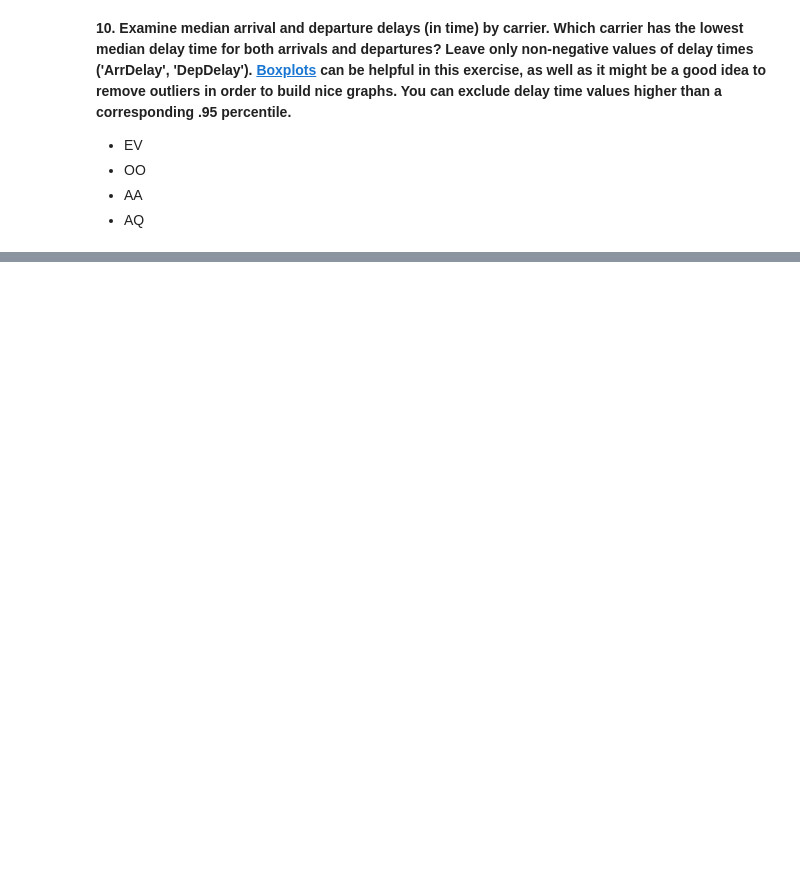
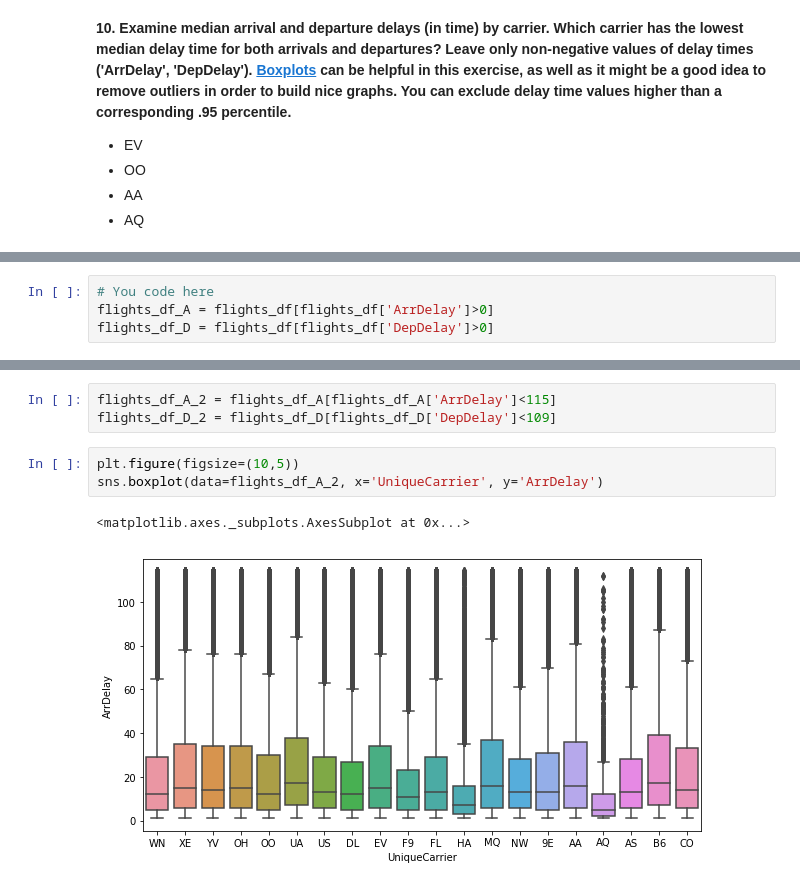
Before and after one commit to LYleonard/DataAnalysis, a Jupyter notebook: OMLCourse/assignment2_USA_flights/assignment2_USA_flights.ipynb, the cells around one changed output, grey strips where cells are left out. Drawn from its saved outputs; the diff is of its cells as text; blank space fills up the shorter version.

```diff
--- a/OMLCourse/assignment2_USA_flights/assignment2_USA_flights.ipynb
+++ b/OMLCourse/assignment2_USA_flights/assignment2_USA_flights.ipynb
@@ -450,0 +457,4 @@ sns.boxplot(data=flights_df, x='UniqueCarrier', hue='')
+# %%
+# You code here
+flights_df_A = flights_df[flights_df['ArrDelay']>0]
+flights_df_D = flights_df[flights_df['DepDelay']>0]
@@ -450,0 +469,9 @@ sns.boxplot(data=flights_df, x='UniqueCarrier', hue='')
+# %%
+flights_df_A_2 = flights_df_A[flights_df_A['ArrDelay']<115]
+flights_df_D_2 = flights_df_D[flights_df_D['DepDelay']<109]
+# %%
+plt.figure(figsize=(10,5))
+sns.boxplot(data=flights_df_A_2, x='UniqueCarrier', y='ArrDelay')
+# %% [output]
+<matplotlib.axes._subplots.AxesSubplot at 0x...>
+[figure, added]
```
Also changed, not shown: parts of 24 cells of this notebook.
